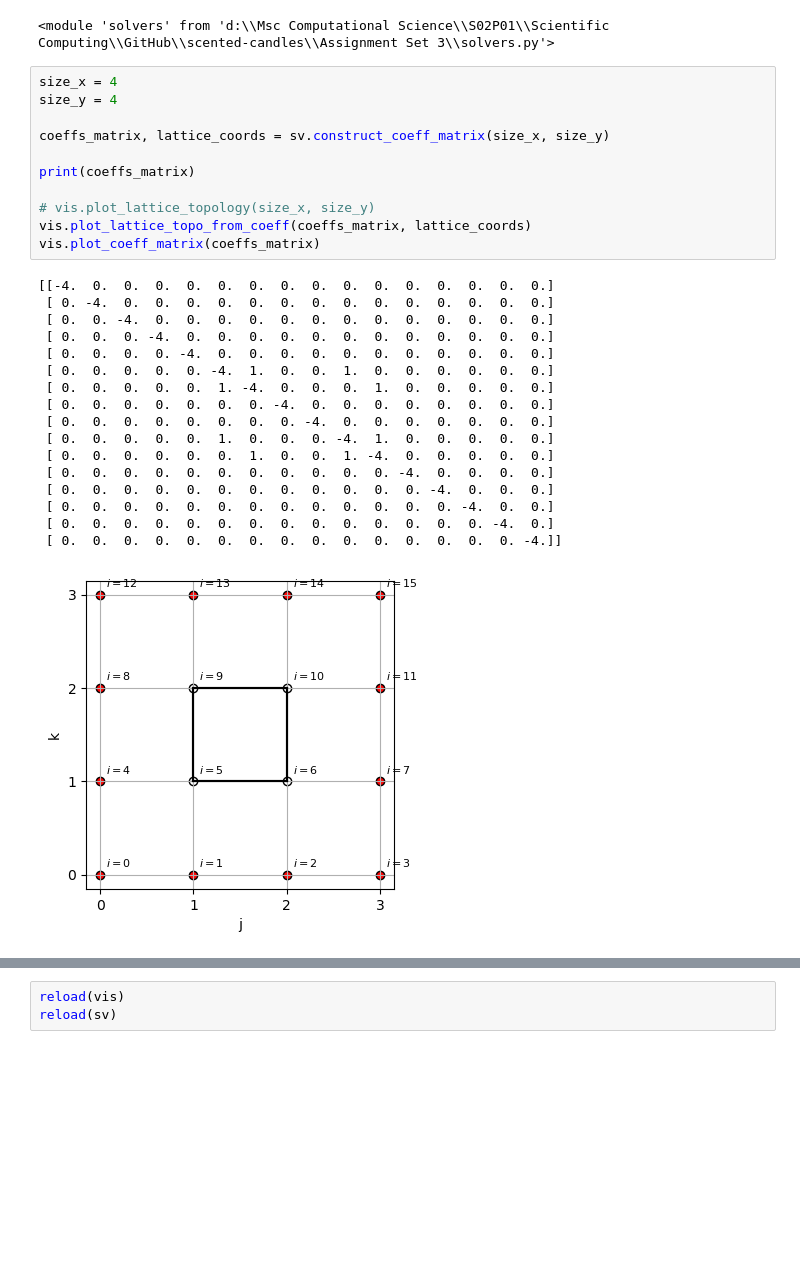
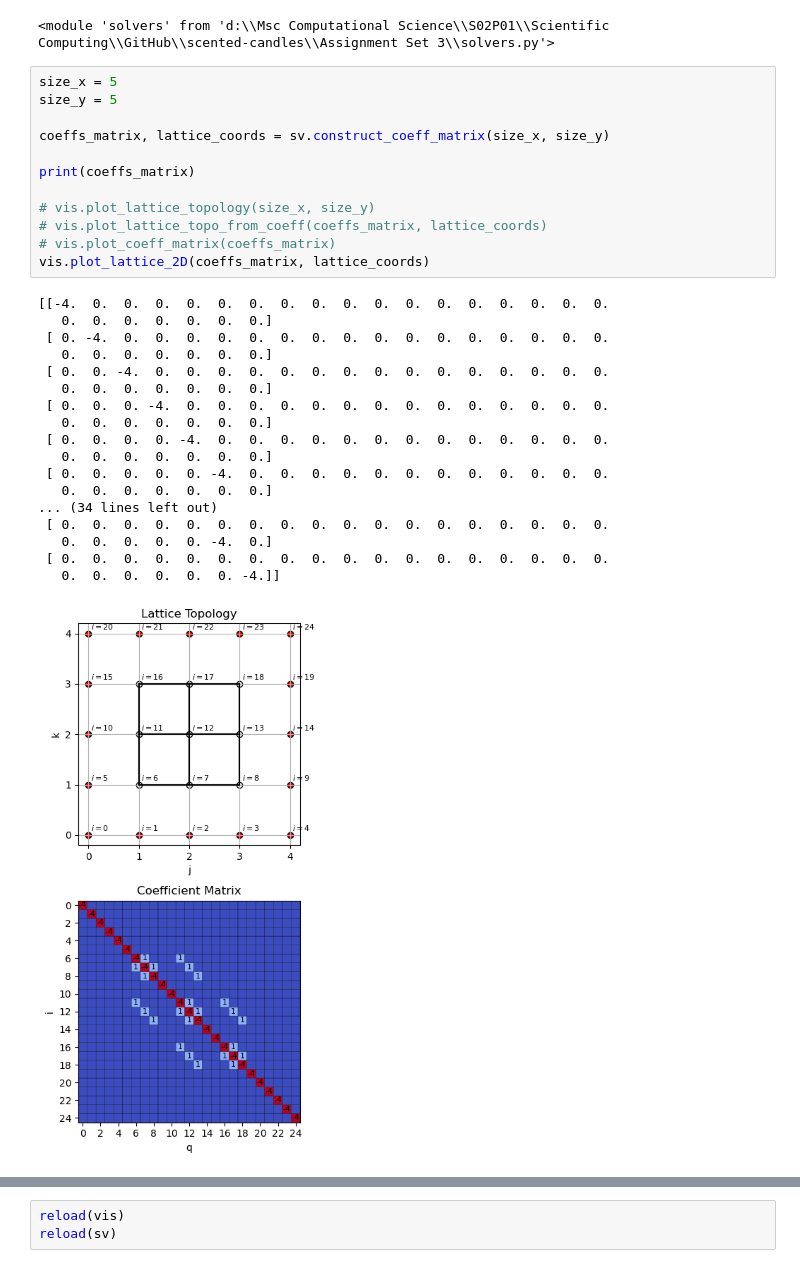
Before and after one commit to mboyan/scented-candles, a Jupyter notebook: Assignment Set 3/AssignmentSet3.ipynb, the cells around one changed output, grey strips where cells are left out. Saved outputs shown, nothing was run; the diff lists cells and outputs as text; blank space fills up the shorter version.

```diff
--- a/Assignment Set 3/AssignmentSet3.ipynb
+++ b/Assignment Set 3/AssignmentSet3.ipynb
@@ -92,31 +98,33 @@ reload(sv)
 # %% [output]
 <module 'solvers' from 'd:\\Msc Computational Science\\S02P01\\Scientific Computing\\GitHub\\scented-candles\\Assignment Set 3\\solvers.py'>
 # %%
-size_x = 4
-size_y = 4
+size_x = 5
+size_y = 5
 
 coeffs_matrix, lattice_coords = sv.construct_coeff_matrix(size_x, size_y)
 
 print(coeffs_matrix)
 
 # vis.plot_lattice_topology(size_x, size_y)
-vis.plot_lattice_topo_from_coeff(coeffs_matrix, lattice_coords)
-vis.plot_coeff_matrix(coeffs_matrix)
+# vis.plot_lattice_topo_from_coeff(coeffs_matrix, lattice_coords)
+# vis.plot_coeff_matrix(coeffs_matrix)
+vis.plot_lattice_2D(coeffs_matrix, lattice_coords)
 # %% [output]
-[[-4.  0.  0.  0.  0.  0.  0.  0.  0.  0.  0.  0.  0.  0.  0.  0.]
- [ 0. -4.  0.  0.  0.  0.  0.  0.  0.  0.  0.  0.  0.  0.  0.  0.]
- [ 0.  0. -4.  0.  0.  0.  0.  0.  0.  0.  0.  0.  0.  0.  0.  0.]
- [ 0.  0.  0. -4.  0.  0.  0.  0.  0.  0.  0.  0.  0.  0.  0.  0.]
- [ 0.  0.  0.  0. -4.  0.  0.  0.  0.  0.  0.  0.  0.  0.  0.  0.]
- [ 0.  0.  0.  0.  0. -4.  1.  0.  0.  1.  0.  0.  0.  0.  0.  0.]
- [ 0.  0.  0.  0.  0.  1. -4.  0.  0.  0.  1.  0.  0.  0.  0.  0.]
- [ 0.  0.  0.  0.  0.  0.  0. -4.  0.  0.  0.  0.  0.  0.  0.  0.]
- [ 0.  0.  0.  0.  0.  0.  0.  0. -4.  0.  0.  0.  0.  0.  0.  0.]
- [ 0.  0.  0.  0.  0.  1.  0.  0.  0. -4.  1.  0.  0.  0.  0.  0.]
- [ 0.  0.  0.  0.  0.  0.  1.  0.  0.  1. -4.  0.  0.  0.  0.  0.]
- [ 0.  0.  0.  0.  0.  0.  0.  0.  0.  0.  0. -4.  0.  0.  0.  0.]
- [ 0.  0.  0.  0.  0.  0.  0.  0.  0.  0.  0.  0. -4.  0.  0.  0.]
- [ 0.  0.  0.  0.  0.  0.  0.  0.  0.  0.  0.  0.  0. -4.  0.  0.]
- [ 0.  0.  0.  0.  0.  0.  0.  0.  0.  0.  0.  0.  0.  0. -4.  0.]
- [ 0.  0.  0.  0.  0.  0.  0.  0.  0.  0.  0.  0.  0.  0.  0. -4.]]
+[[-4.  0.  0.  0.  0.  0.  0.  0.  0.  0.  0.  0.  0.  0.  0.  0.  0.  0.
+   0.  0.  0.  0.  0.  0.  0.]
+ [ 0. -4.  0.  0.  0.  0.  0.  0.  0.  0.  0.  0.  0.  0.  0.  0.  0.  0.
+   0.  0.  0.  0.  0.  0.  0.]
+ [ 0.  0. -4.  0.  0.  0.  0.  0.  0.  0.  0.  0.  0.  0.  0.  0.  0.  0.
+   0.  0.  0.  0.  0.  0.  0.]
+ [ 0.  0.  0. -4.  0.  0.  0.  0.  0.  0.  0.  0.  0.  0.  0.  0.  0.  0.
+   0.  0.  0.  0.  0.  0.  0.]
+ [ 0.  0.  0.  0. -4.  0.  0.  0.  0.  0.  0.  0.  0.  0.  0.  0.  0.  0.
+   0.  0.  0.  0.  0.  0.  0.]
+ [ 0.  0.  0.  0.  0. -4.  0.  0.  0.  0.  0.  0.  0.  0.  0.  0.  0.  0.
+   0.  0.  0.  0.  0.  0.  0.]
+... (34 lines left out)
+ [ 0.  0.  0.  0.  0.  0.  0.  0.  0.  0.  0.  0.  0.  0.  0.  0.  0.  0.
+   0.  0.  0.  0.  0. -4.  0.]
+ [ 0.  0.  0.  0.  0.  0.  0.  0.  0.  0.  0.  0.  0.  0.  0.  0.  0.  0.
+   0.  0.  0.  0.  0.  0. -4.]]
-[figure, old version]
+[figure, new version]
```
Also changed, not shown: parts of 8 cells of this notebook, 2 other files.
